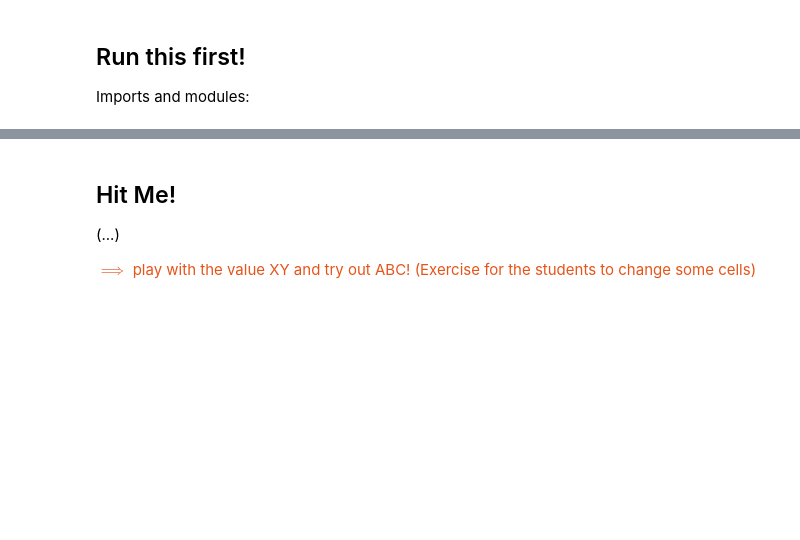
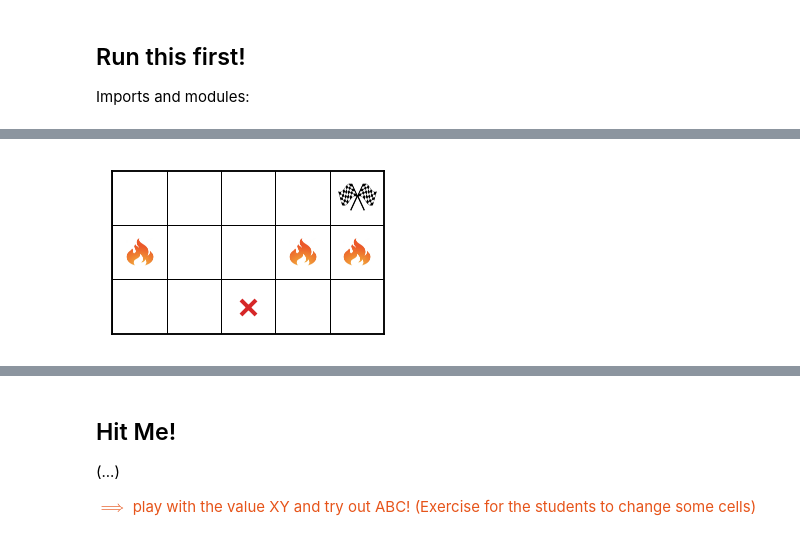
Before and after one commit to aoeftiger/TUDa-NMAP-11, a Jupyter notebook: lecture.ipynb, the cells around one changed output, grey strips where cells are left out. Saved outputs shown, nothing was run; the diff lists cells and outputs as text; code cells hidden in the pictures; blank space fills up the shorter version.

```diff
--- a/lecture.ipynb
+++ b/lecture.ipynb
@@ -46,0 +187,7 @@ from scipy.constants import m_p, e, c
+# %%
+from utils import Maze
+
+env = Maze(height=3, width=5)
+env.plot();
+# %% [output]
+[figure, added]
```
Also changed, not shown: parts of 75 cells of this notebook, 23 other files.
